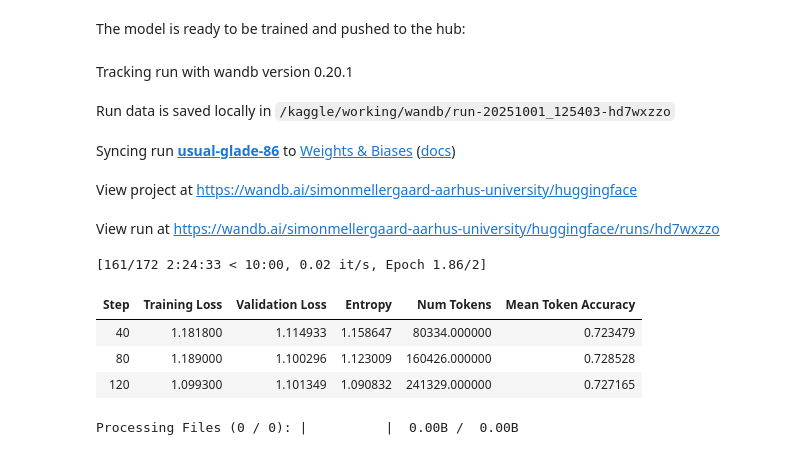
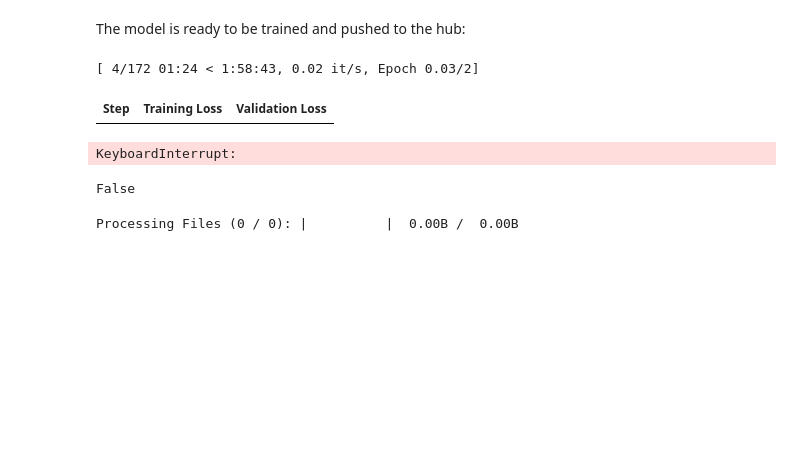
Before and after one commit to simon-mellergaard/GAI-with-LLMs, a Jupyter notebook: Project codes/Assignment05.ipynb, the cells around one changed output. Saved outputs shown, nothing was run; the diff lists cells and outputs as text; code cells hidden in the pictures; blank space fills up the shorter version.

```diff
--- a/Project codes/Assignment05.ipynb
+++ b/Project codes/Assignment05.ipynb
@@ -99,7 +89,9 @@ Build cuda_12.5.r12.5/compiler.34385749_0
 # %%
 quantization_config = BitsAndBytesConfig(
     load_in_4bit=True,
-    # bnb_4bit_use_double_quant=True,
+    bnb_4bit_quant_type="nf4",
+    bnb_4bit_compute_dtype=torch.bfloat16,
+    bnb_4bit_use_double_quant=True,
 )
 
 model = AutoModelForCausalLM.from_pretrained(
@@ -159,17 +156,25 @@ trainer = SFTTrainer(
 The model is ready to be trained and pushed to the hub:
 # %%
 trainer.train()
+trainer.push_to_hub()
 # %% [output]
-Tracking run with wandb version 0.20.1
-Run data is saved locally in /kaggle/working/wandb/run-20251001_125403-hd7wxzzo
-Syncing run usual-glade-86 to Weights & Biases (docs)
-View project at https://wandb.ai/simonmellergaard-aarhus-university/huggingface
-View run at https://wandb.ai/simonmellergaard-aarhus-university/huggingface/runs/hd7wxzzo
-[161/172 2:24:33 < 10:00, 0.02 it/s, Epoch 1.86/2]
+[ 4/172 01:24 < 1:58:43, 0.02 it/s, Epoch 0.03/2]
-| Step | Training Loss | Validation Loss | Entropy | Num Tokens | Mean Token Accuracy |
-| 40 | 1.181800 | 1.114933 | 1.158647 | 80334.000000 | 0.723479 |
-| 80 | 1.189000 | 1.100296 | 1.123009 | 160426.000000 | 0.728528 |
-| 120 | 1.099300 | 1.101349 | 1.090832 | 241329.000000 | 0.727165 |
+| Step | Training Loss | Validation Loss |
+KeyboardInterrupt:
+# %%
+# Checks if flash-attention is supported.
+def supports_flash_attention(device_id):
+    """Check if a GPU supports FlashAttention."""
+    major, minor = torch.cuda.get_device_capability(device_id)
+
+    # Check if the GPU architecture is Ampere (SM 8.x) or newer (SM 9.0)
+    is_sm8x = major == 8 and minor >= 0
+    is_sm90 = major == 9 and minor == 0
+
+    return is_sm8x or is_sm90
+supports_flash_attention(device)
+# %% [output]
+False
 # %%
 trainer.push_to_hub()
 # %% [output]
```
Also changed, not shown: parts of 7 cells of this notebook.
